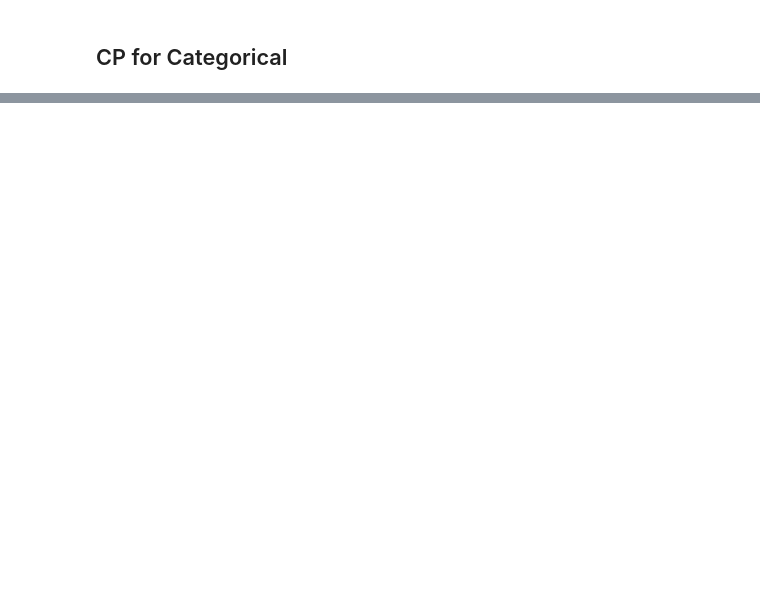
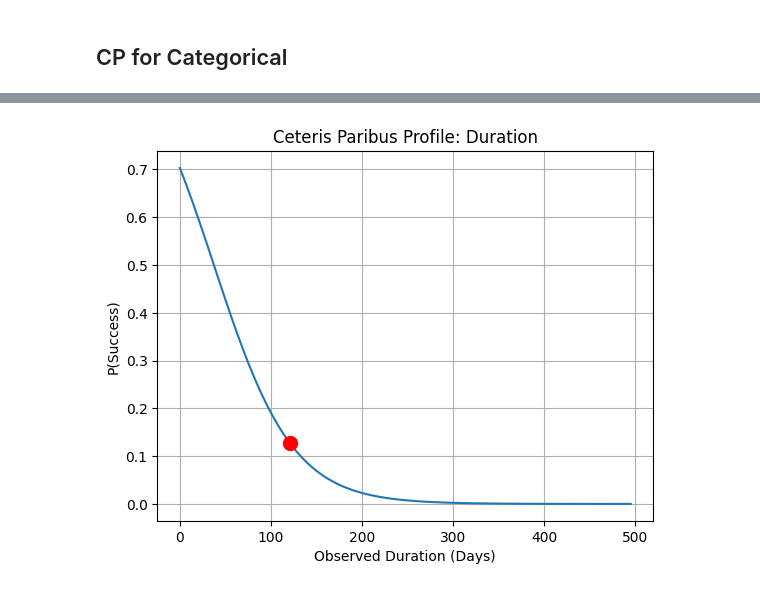
Before and after one commit to derekshi1/statM148proj, a Jupyter notebook: emilio/emilio_stat148_hw2.ipynb, the cells around one changed output, grey strips where cells are left out. Drawn from its saved outputs; the diff is of its cells as text; code cells hidden in the pictures; blank space fills up the shorter version.

```diff
--- a/emilio/emilio_stat148_hw2.ipynb
+++ b/emilio/emilio_stat148_hw2.ipynb
@@ -210,0 +355,32 @@ plt.show()
+# %%
+import numpy as np
+import matplotlib.pyplot as plt
+
+# Define the range of the numeric variable
+duration_range = np.linspace(min(df_simple['observed_duration_days']), max(df_simple['observed_duration_days']), 100)
+
+
+# Create the CP dataset
+cp_data_numeric = []
+for val in duration_range:
+    temp_row = reference_profile.clone()
+    temp_row[0, "observed_duration_days"] = val
+    cp_data_numeric.append(temp_row)
+
+# Stack into one Polars DataFrame and predict
+cp_df_numeric = pl.concat(cp_data_numeric)
+cp_predictions = log_reg_pipeline.predict_proba(cp_df_numeric.to_numpy())[:, 1]
+
+# Plotting
+actual_pred = log_reg_pipeline.predict_proba(X_test[15:16])[:, 1]
+actual_duration = reference_profile[0, "observed_duration_days"]
+plt.plot(duration_range, cp_predictions, label="Logistic Regression", color='blue')
+plt.xlabel("Observed Duration (Days)")
+plt.ylabel("P(Success)")
+plt.title("Ceteris Paribus Profile: Duration")
+plt.scatter(actual_duration, actual_pred, color='red', s=100, zorder=5, label="Reference User")
+plt.grid(True)
+plt.show()
+actual_duration = reference_profile[0, "observed_duration_days"]
+# %% [output]
+[figure, added]
```
Also changed, not shown: parts of 13 cells of this notebook, 3 other files.
